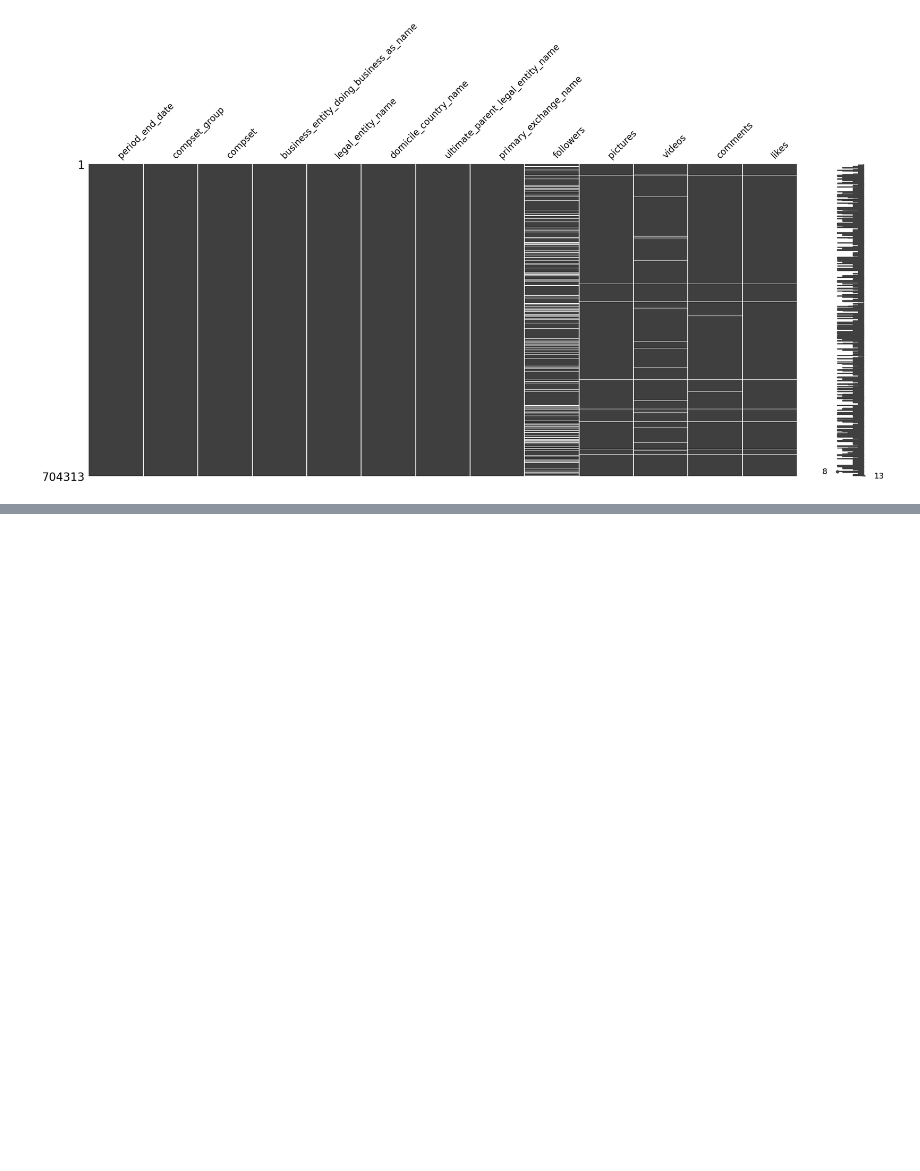
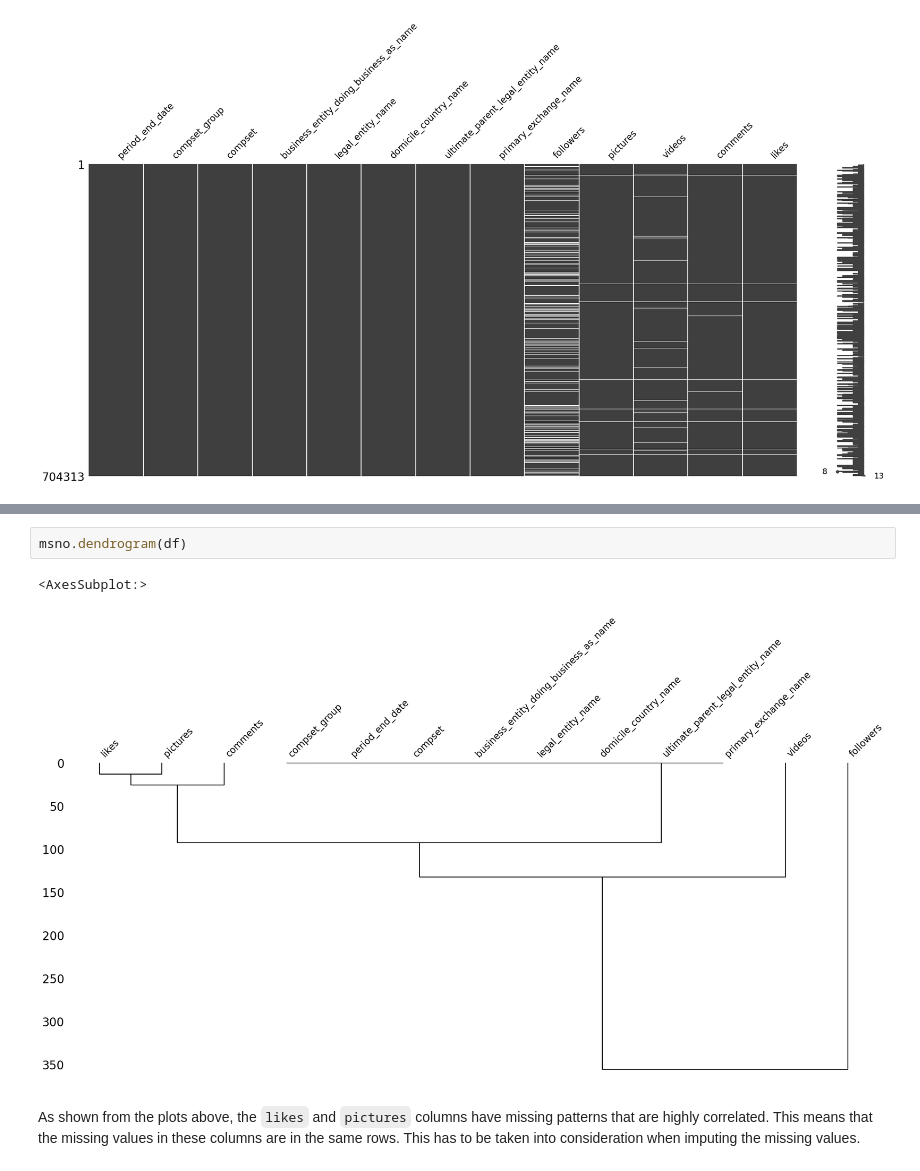
Before and after one commit to kkh327/datathon, a Jupyter notebook: data_cleaning.ipynb, the cells around one changed output, grey strips where cells are left out. Cells and saved outputs as stored; diff of their text form; blank space fills up the shorter version.

```diff
--- a/data_cleaning.ipynb
+++ b/data_cleaning.ipynb
@@ -773,0 +799,7 @@ msno.matrix(df)
+# %%
+msno.dendrogram(df)
+# %% [output]
+<AxesSubplot:>
+[figure, added]
+# %% [markdown]
+As shown from the plots above, the `likes` and `pictures` columns have missing patterns that are highly correlated. This means that the missing values in these columns are in the same rows. This has to be taken into consideration when imputing the missing values.
```
Also changed, not shown: parts of 10 cells of this notebook.
